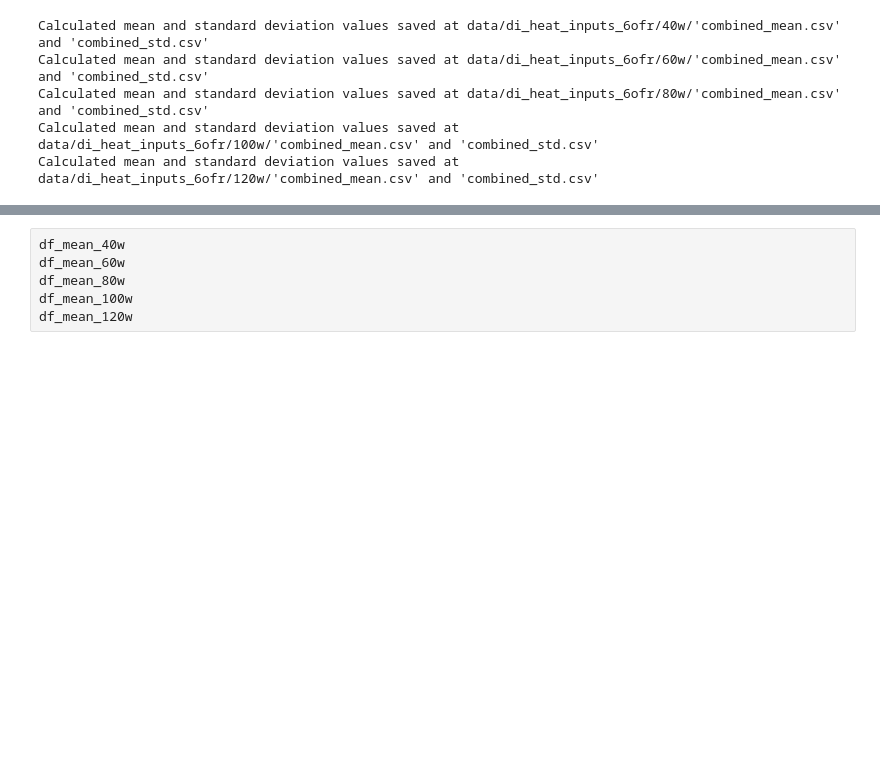
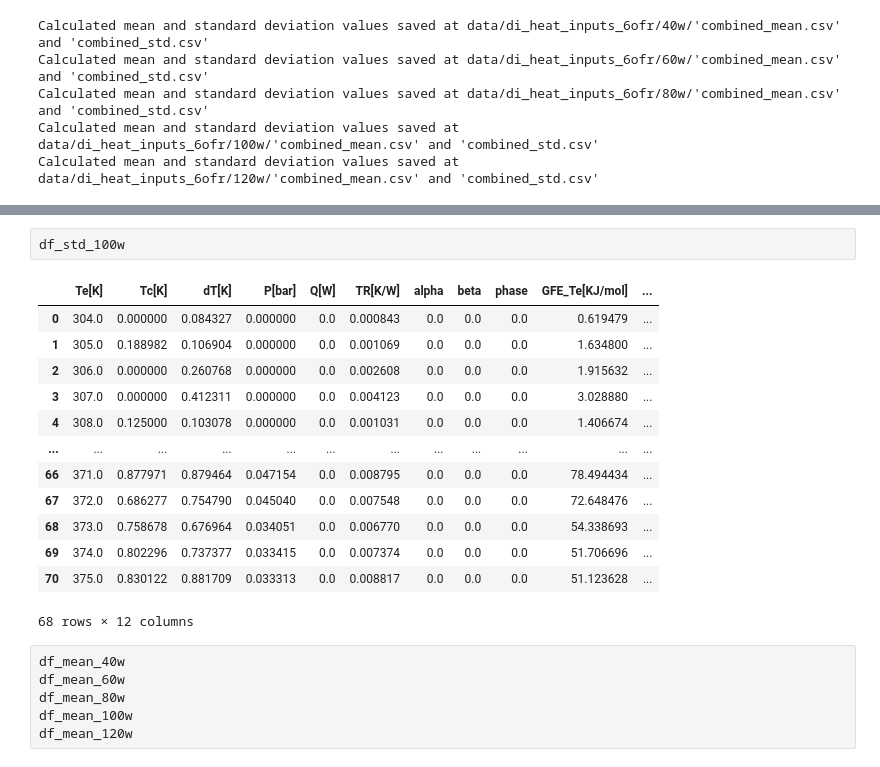
Before and after one commit to nirmalparmarphd/PulseHeatPipe, a Jupyter notebook: ada_di_60fr_heat_inputs.ipynb, the cells around one changed output, grey strips where cells are left out. Cells and saved outputs as stored; diff of their text form; blank space fills up the shorter version.

```diff
--- a/ada_di_60fr_heat_inputs.ipynb
+++ b/ada_di_60fr_heat_inputs.ipynb
@@ -179,3 +191,19 @@ Calculated mean and standard deviation values saved at data/di_heat_inputs_6ofr/
+# %%
+df_std_100w
+# %% [output]
+|  | Te[K] | Tc[K] | dT[K] | P[bar] | Q[W] | TR[K/W] | alpha | beta | phase | GFE_Te[KJ/mol] | ... |
+| 0 | 304.0 | 0.000000 | 0.084327 | 0.000000 | 0.0 | 0.000843 | 0.0 | 0.0 | 0.0 | 0.619479 | ... |
+| 1 | 305.0 | 0.188982 | 0.106904 | 0.000000 | 0.0 | 0.001069 | 0.0 | 0.0 | 0.0 | 1.634800 | ... |
+| 2 | 306.0 | 0.000000 | 0.260768 | 0.000000 | 0.0 | 0.002608 | 0.0 | 0.0 | 0.0 | 1.915632 | ... |
+| 3 | 307.0 | 0.000000 | 0.412311 | 0.000000 | 0.0 | 0.004123 | 0.0 | 0.0 | 0.0 | 3.028880 | ... |
+| 4 | 308.0 | 0.125000 | 0.103078 | 0.000000 | 0.0 | 0.001031 | 0.0 | 0.0 | 0.0 | 1.406674 | ... |
+| ... | ... | ... | ... | ... | ... | ... | ... | ... | ... | ... | ... |
+| 66 | 371.0 | 0.877971 | 0.879464 | 0.047154 | 0.0 | 0.008795 | 0.0 | 0.0 | 0.0 | 78.494434 | ... |
+| 67 | 372.0 | 0.686277 | 0.754790 | 0.045040 | 0.0 | 0.007548 | 0.0 | 0.0 | 0.0 | 72.648476 | ... |
+| 68 | 373.0 | 0.758678 | 0.676964 | 0.034051 | 0.0 | 0.006770 | 0.0 | 0.0 | 0.0 | 54.338693 | ... |
+| 69 | 374.0 | 0.802296 | 0.737377 | 0.033415 | 0.0 | 0.007374 | 0.0 | 0.0 | 0.0 | 51.706696 | ... |
+| 70 | 375.0 | 0.830122 | 0.881709 | 0.033313 | 0.0 | 0.008817 | 0.0 | 0.0 | 0.0 | 51.123628 | ... |
+68 rows × 12 columns
 # %%
 df_mean_40w
 df_mean_60w
```
Also changed, not shown: parts of 10 cells of this notebook.
